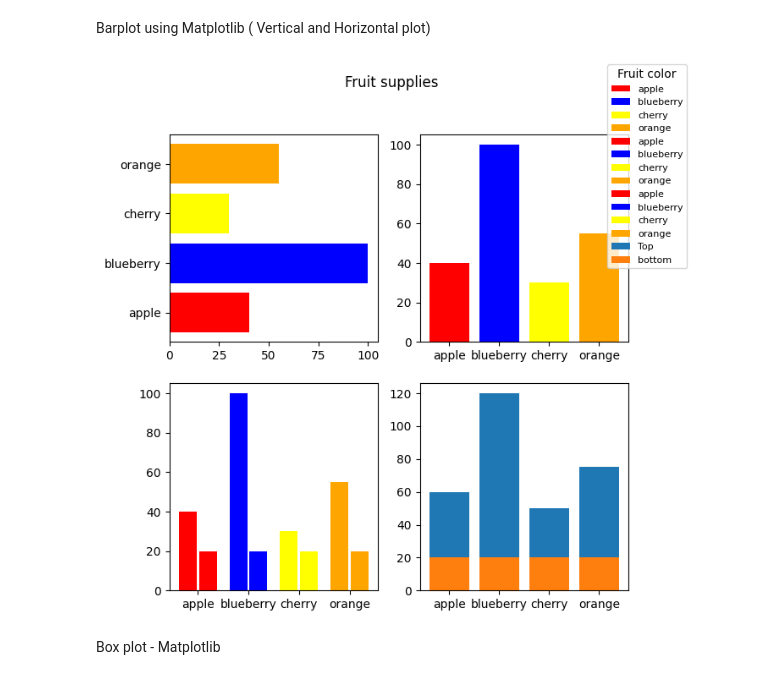
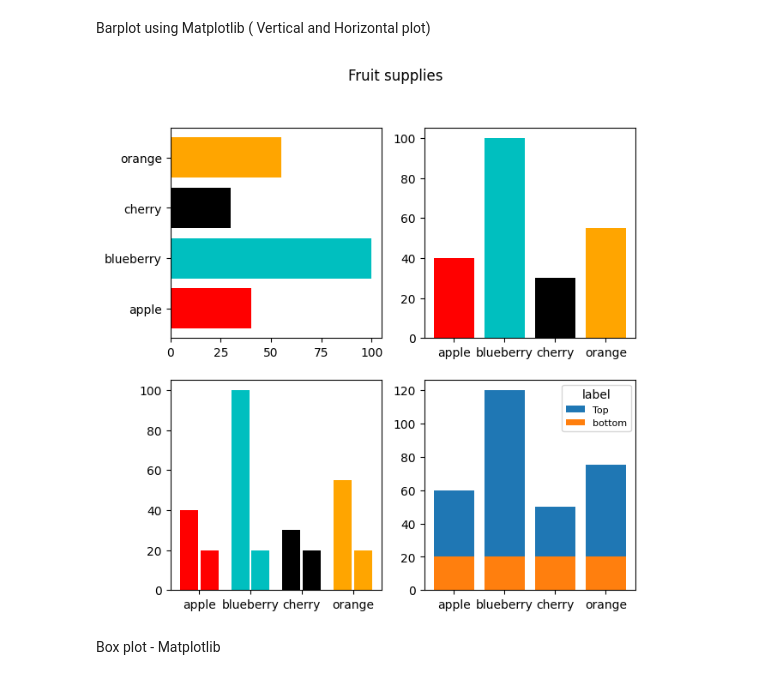
Before and after one commit to aiwithsm/ML-DL_Projects, a Jupyter notebook: PYTHON_Seaborn.ipynb, the cells around one changed output. Saved outputs shown, nothing was run; the diff lists cells and outputs as text; code cells hidden in the pictures.

```diff
--- a/PYTHON_Seaborn.ipynb
+++ b/PYTHON_Seaborn.ipynb
@@ -36,39 +36,39 @@ fruits = ['apple', 'blueberry', 'cherry', 'orange']
 counts = [40, 100, 30, 55]
 counts_2 = [20,20,20,20]
 x=np.arange(4)
-bar_colors = ['red', 'blue', 'yellow','orange']
+bar_colors = ['red', 'c', 'k','orange']
 
 
 fig, ax = plt.subplots(2,2,figsize=(7,7))
 
 # bar plot
 ax[0,0].barh(fruits, counts, label=fruits, color=bar_colors)
 ax[0,0].set(xlabel="",ylabel="",title="")
 #ax[0,0].legend(title='Fruit color', loc='upper right', prop={'size':8})
 
 
 # bar plot horizontal
 ax[0,1].bar(fruits, counts, label=fruits, color=bar_colors)
 ax[0,1].set(xlabel="",ylabel="",title="")
 #ax[0,1].legend(title='Fruit color', loc='upper right', prop={'size':8})
 
 # grouped bar plot
 ax[1,0].bar(x-0.2, counts, label=fruits, color=bar_colors, width=0.35)
 ax[1,0].bar(x+0.2, counts_2, label='', color=bar_colors, width=0.35)
 ax[1,0].set(xlabel="",ylabel="",title="",xticks=x,xticklabels=fruits)
 #ax[1,0].legend(title='Fruit color', loc='upper right', prop={'size':8})
 
 # stacked bar plot
 ax[1,1].bar(fruits, counts, bottom=counts_2, label='Top')
 ax[1,1].bar(fruits, counts_2,label='bottom')
 ax[1,1].set(xlabel="",ylabel="",title="")
-#ax[1,1].legend(title='label', loc='upper right', prop={'size':8})
+ax[1,1].legend(title='label', loc='upper right', prop={'size':8})
 
-fig.legend(title='Fruit color', loc='upper right', prop={'size':8})
+#fig.legend(title='Fruit color', loc='upper right', prop={'size':8})
 fig.suptitle("Fruit supplies")
 plt.show()
 # %% [output]
-[figure, old version]
+[figure, new version]
 # %% [markdown]
 Box plot - Matplotlib
 # %%
```
